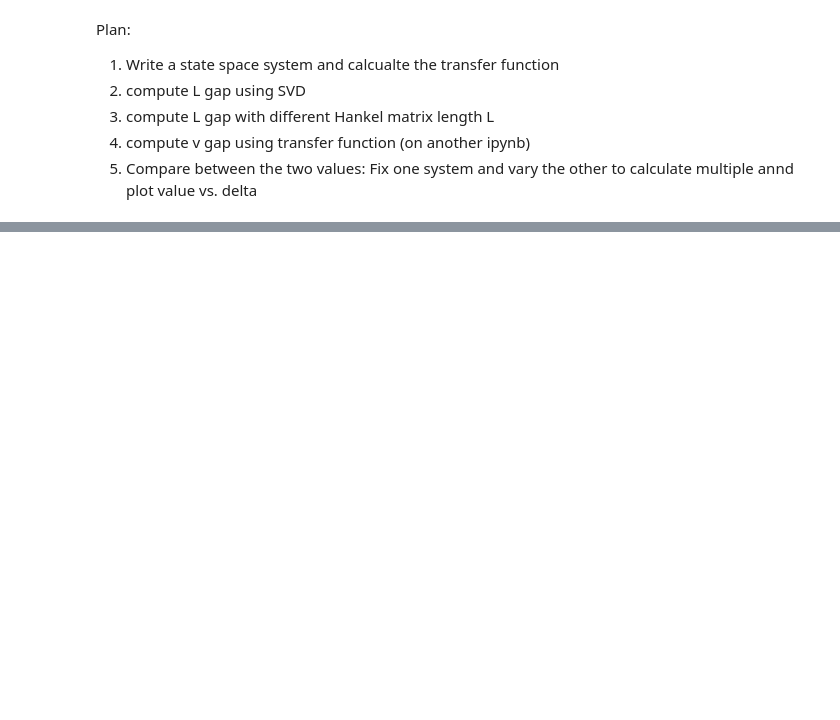
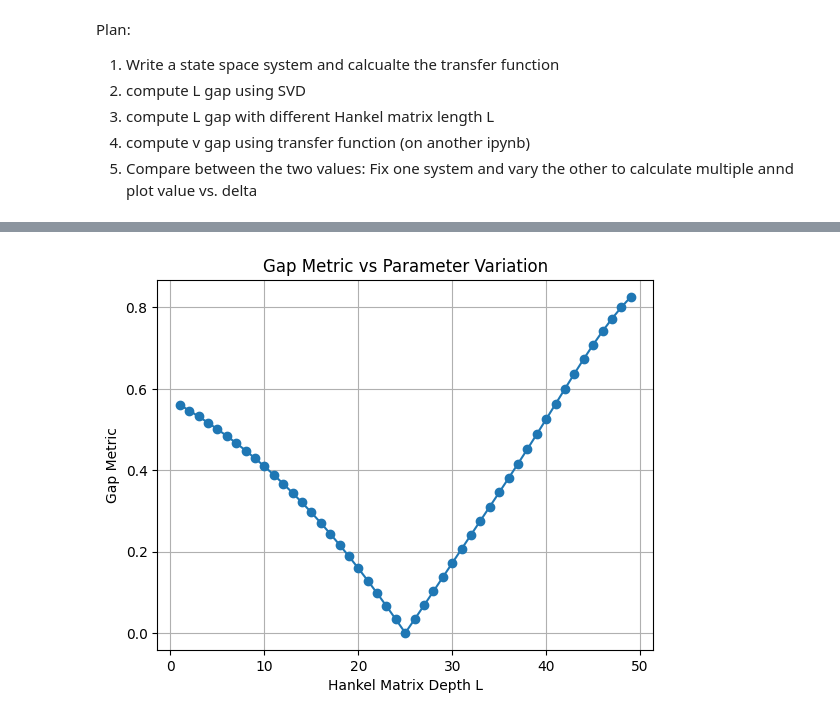
Before and after one commit to PeilinZhang/4YP, a Jupyter notebook: SVD.ipynb, the cells around one changed output, grey strips where cells are left out. Cells and saved outputs as stored; diff of their text form; code cells hidden in the pictures; blank space fills up the shorter version.

```diff
--- a/SVD.ipynb
+++ b/SVD.ipynb
@@ -653,0 +676,60 @@ Simulated lagged system output y3: [[ 0.        ]
+# %%
+#simple parameter change test
+
+A1 = np.array([
+    [0.1, 0.50849891],
+    [0.46650182, 0.17302113]
+])
+
+B1 = np.array([
+    [-0.40165864],
+    [-0.69455835]
+])
+
+C1 = np.array([
+    [0.19615359, 0.50849891]
+])
+
+D1 = np.array([
+    [0.]
+])
+
+T = 50
+u = persistently_exciting_input(T, m=1, std=1.0)
+gap_values = []
+Ls = range(1, 50)
+
+for i in Ls:
+    A2 = A1.copy()
+    B2 = B1.copy()
+    C2 = C1.copy()
+    D2 = D1.copy()
+
+    A2[0,1] += i*0.05 - 1.25  #vary parameter
+    # Simulate system 1
+    x1, y1 = simulate_system(A1, B1, C1, D1, u)
+    # Simulate system 2
+    x2, y2 = simulate_system(A2, B2, C2, D2, u)
+
+    # Build Hankel matrices
+    L = 30  # depth
+    H_u = hankel_matrix(u, L)
+    H_y1 = hankel_matrix(y1, L)
+    H_y2 = hankel_matrix(y2, L)
+
+    #stacked Hankels
+    H_y1 = np.vstack([H_u, H_y1])
+    H_y2 = np.vstack([H_u, H_y2])
+    gap_value = Lgap_metric2(H_y1, H_y2, m, n, L)
+    gap_values.append(gap_value)
+
+#plotting gap vs L
+plt.figure()
+plt.plot(Ls, gap_values, marker='o')
+plt.xlabel('Hankel Matrix Depth L')
+plt.ylabel('Gap Metric')
+plt.title('Gap Metric vs Parameter Variation')
+plt.grid()
+plt.show()
+# %% [output]
+[figure, added]
```
Also changed, not shown: parts of 8 cells of this notebook, 3 other files.
